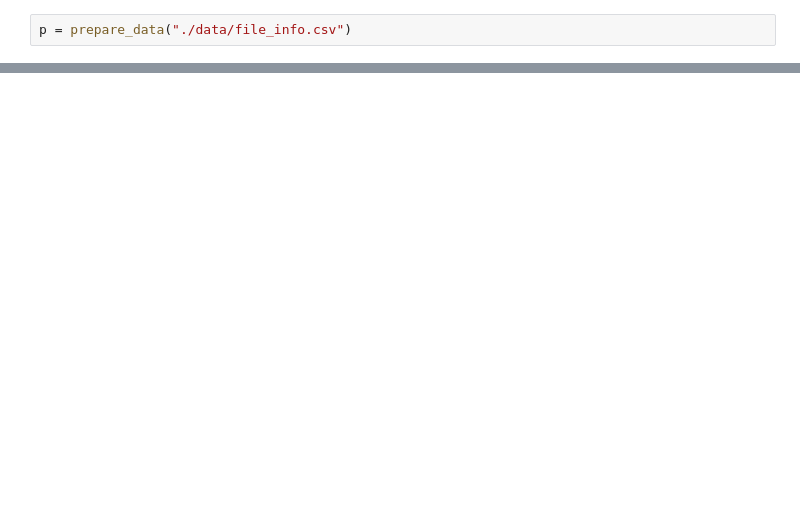
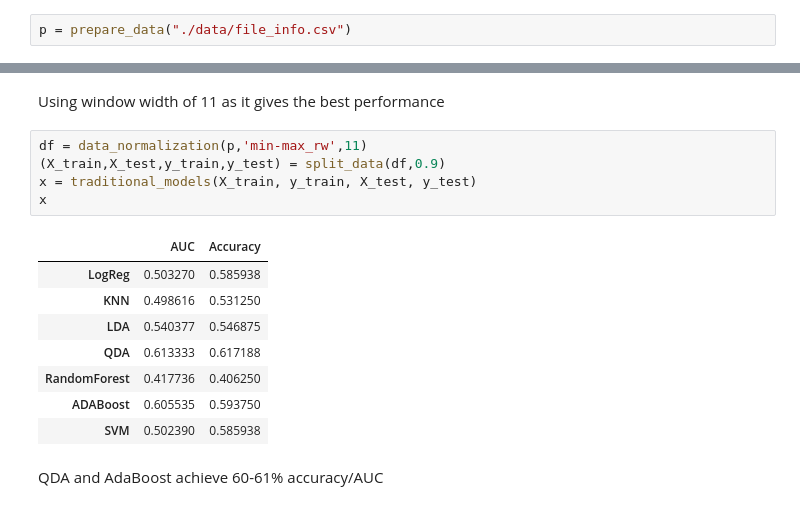
Before and after one commit to dastjerdi/crypto-ml, a Jupyter notebook: models_v1.ipynb, the cells around one changed output, grey strips where cells are left out. Drawn from its saved outputs; the diff is of its cells as text; blank space fills up the shorter version.

```diff
--- a/models_v1.ipynb
+++ b/models_v1.ipynb
@@ -108,0 +97,18 @@ k.plot(kind='bar',x=k.index)
+# %% [markdown]
+Using window width of 11 as it gives the best performance
+# %%
+df = data_normalization(p,'min-max_rw',11)
+(X_train,X_test,y_train,y_test) = split_data(df,0.9)
+x = traditional_models(X_train, y_train, X_test, y_test)
+x
+# %% [output]
+|  | AUC | Accuracy |
+| LogReg | 0.503270 | 0.585938 |
+| KNN | 0.498616 | 0.531250 |
+| LDA | 0.540377 | 0.546875 |
+| QDA | 0.613333 | 0.617188 |
+| RandomForest | 0.417736 | 0.406250 |
+| ADABoost | 0.605535 | 0.593750 |
+| SVM | 0.502390 | 0.585938 |
+# %% [markdown]
+QDA and AdaBoost achieve 60-61% accuracy/AUC
```
Also changed, not shown: parts of 38 cells of this notebook.
